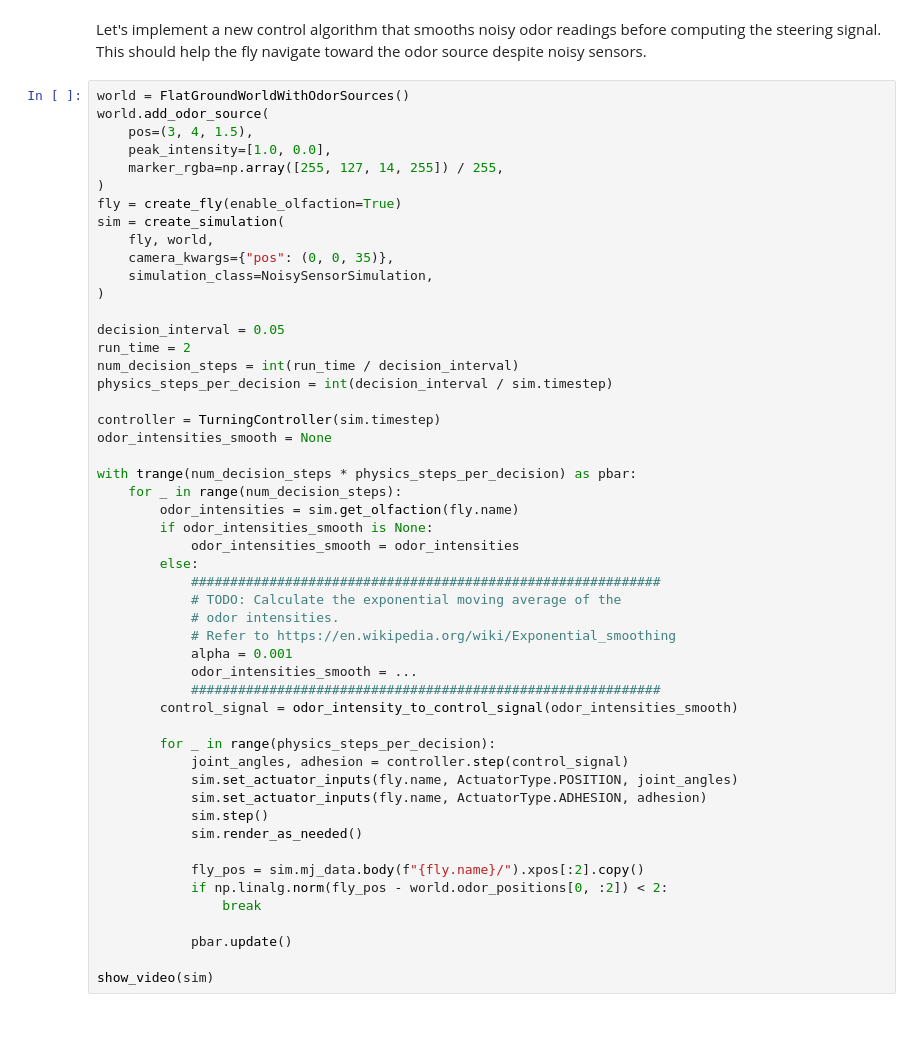
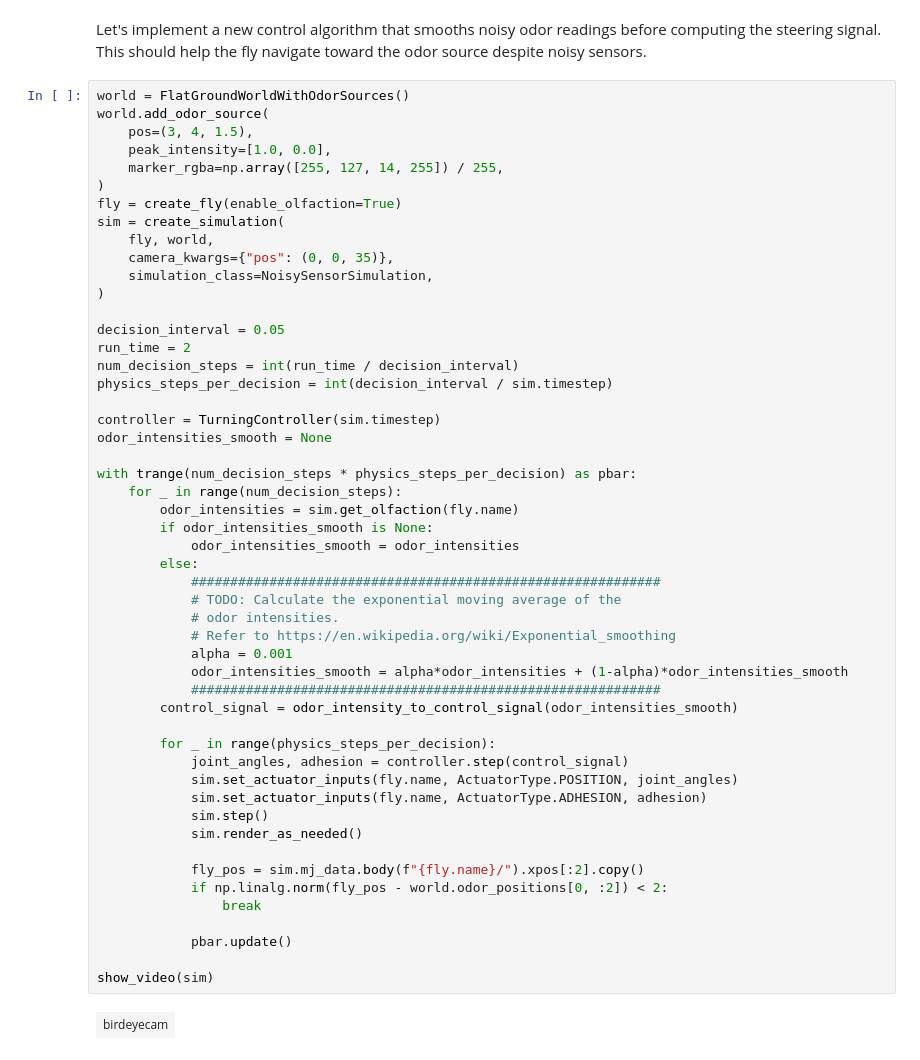
Before and after one commit to AlexandrosDellios/cobar-2026, a Jupyter notebook: notebooks/week4/exercises_olfaction.ipynb, the cells around one changed output. Drawn from its saved outputs; the diff is of its cells as text; blank space fills up the shorter version.

```diff
--- a/notebooks/week4/exercises_olfaction.ipynb
+++ b/notebooks/week4/exercises_olfaction.ipynb
@@ -193,31 +197,33 @@ controller = TurningController(sim.timestep)
 odor_intensities_smooth = None
 
 with trange(num_decision_steps * physics_steps_per_decision) as pbar:
     for _ in range(num_decision_steps):
         odor_intensities = sim.get_olfaction(fly.name)
         if odor_intensities_smooth is None:
             odor_intensities_smooth = odor_intensities
         else:
             ############################################################
             # TODO: Calculate the exponential moving average of the
             # odor intensities.
             # Refer to https://en.wikipedia.org/wiki/Exponential_smoothing
             alpha = 0.001
-            odor_intensities_smooth = ...
+            odor_intensities_smooth = alpha*odor_intensities + (1-alpha)*odor_intensities_smooth
             ############################################################
         control_signal = odor_intensity_to_control_signal(odor_intensities_smooth)
 
         for _ in range(physics_steps_per_decision):
             joint_angles, adhesion = controller.step(control_signal)
             sim.set_actuator_inputs(fly.name, ActuatorType.POSITION, joint_angles)
             sim.set_actuator_inputs(fly.name, ActuatorType.ADHESION, adhesion)
             sim.step()
             sim.render_as_needed()
 
             fly_pos = sim.mj_data.body(f"{fly.name}/").xpos[:2].copy()
             if np.linalg.norm(fly_pos - world.odor_positions[0, :2]) < 2:
                 break
 
             pbar.update()
 
 show_video(sim)
+# %% [output]
+| birdeyecam |
```
Also changed, not shown: parts of 2 cells of this notebook, 1 other file.
